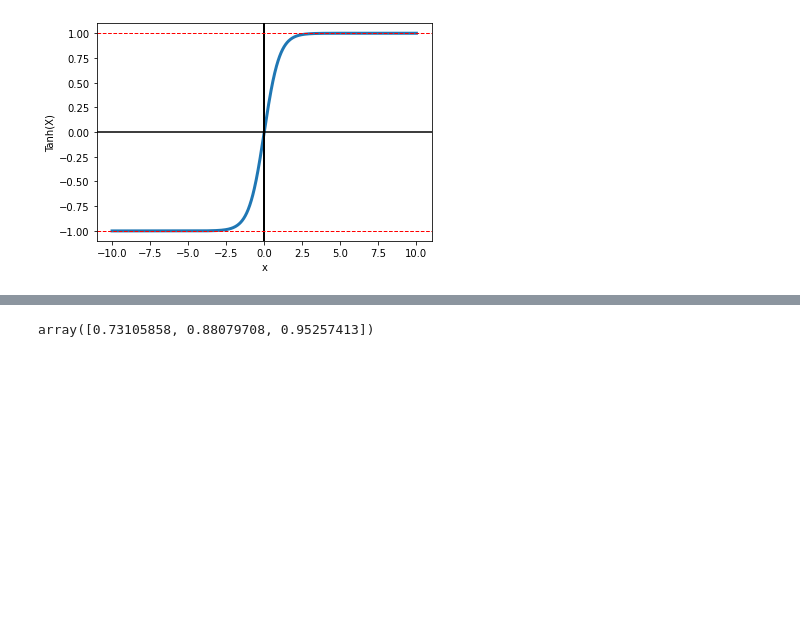
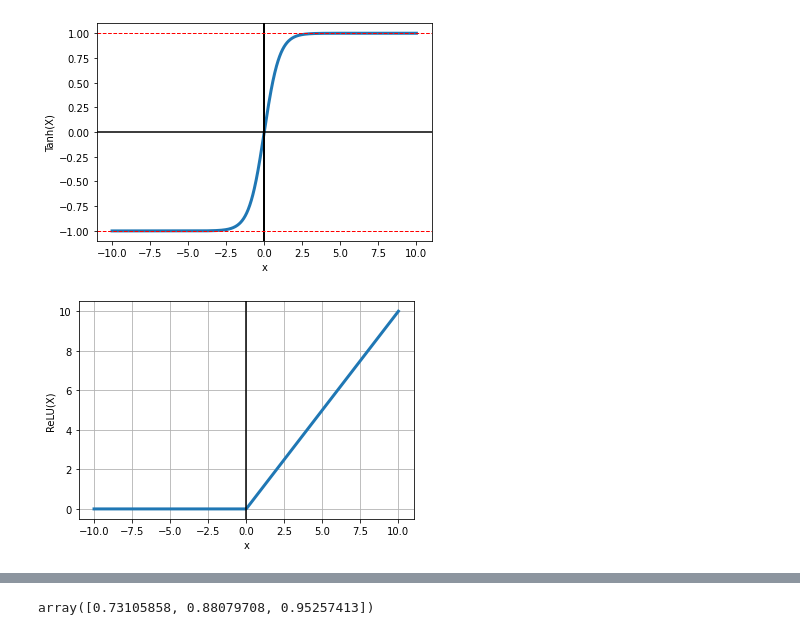
Before and after one commit to souvik0306/Neural-Networks-and-Deep-Learning-Coursera, a Jupyter notebook: Week 2/basics_with_numpy.ipynb, the cells around one changed output, grey strips where cells are left out. Saved outputs shown, nothing was run; the diff lists cells and outputs as text; code cells hidden in the pictures; blank space fills up the shorter version.

```diff
--- a/Week 2/basics_with_numpy.ipynb
+++ b/Week 2/basics_with_numpy.ipynb
@@ -46,3 +65,20 @@ plt.axhline(y=0, c="black")
 plt.show()
 # %% [output]
 [figure]
+# %%
+# Import matplotlib, numpy and math
+import matplotlib.pyplot as plt
+import numpy as np
+import math
+
+x = np.linspace(-10, 10, 1000)
+data = [max(0,value) for value in x]
+
+plt.plot(x, data,linewidth=3)
+plt.xlabel("x")
+plt.axvline(x=0, c="black")
+plt.ylabel("ReLU(X)")
+plt.grid()
+plt.show()
+# %% [output]
+[figure, added]
```
Also changed, not shown: parts of 5 cells of this notebook, 4 other files.
